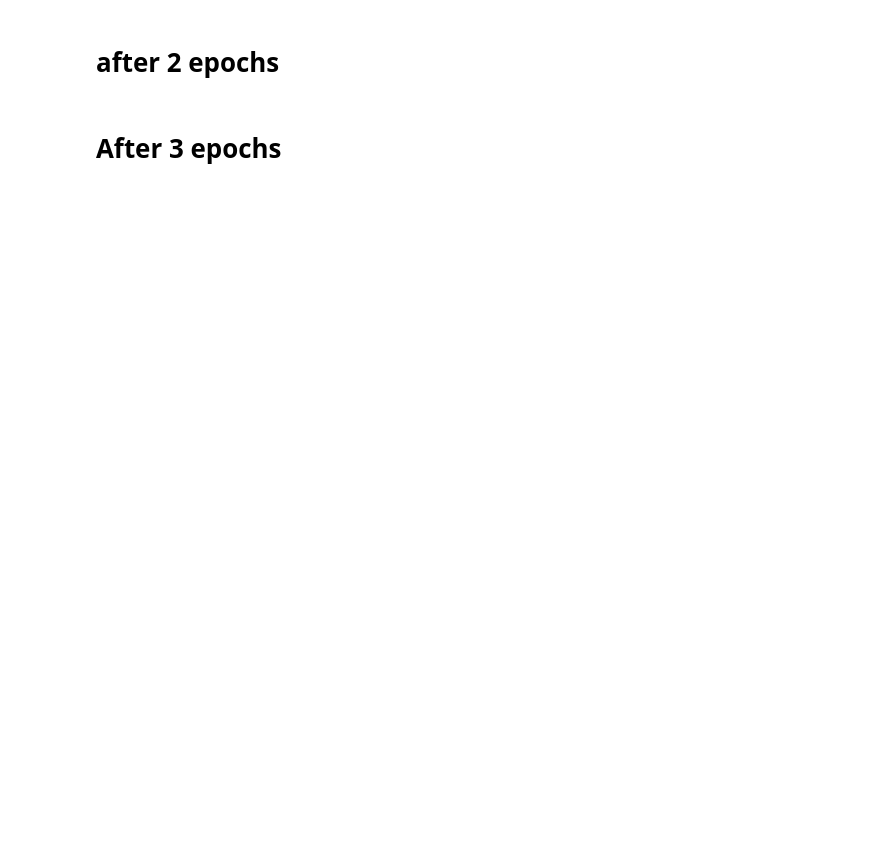
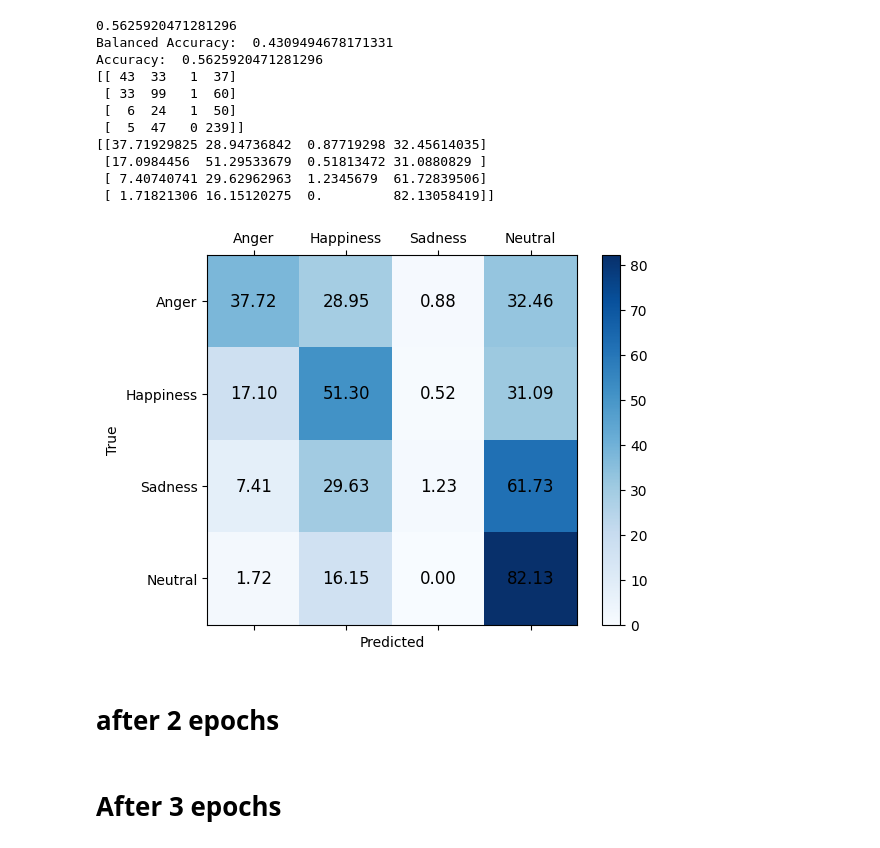
Before and after one commit to trinhkiet0105/MSER, a Jupyter notebook: notebooks/confusion_matrix_1.ipynb, the cells around one changed output. Saved outputs shown, nothing was run; the diff lists cells and outputs as text; code cells hidden in the pictures; blank space fills up the shorter version.

Commit message:
fix to run SEVER train and eval on MELD

```diff
--- a/notebooks/confusion_matrix_1.ipynb
+++ b/notebooks/confusion_matrix_1.ipynb
@@ -55,20 +55,23 @@ def eval(opt, checkpoint_path, tokenizer):
     y_pred=[]
 
     for every_test_list in tqdm(test_ds):
-        input_ids, audio, label = every_test_list
+        input_ids, audio, label, am, ve = every_test_list
         input_ids = input_ids.to(device)
         audio = audio.to(device)
         label = label.to(device)
+        am = am.to(device)
         with torch.no_grad():
-            output = network(input_ids,audio)[0]
+            output = network(input_ids,audio, attention_mask = am)[0]
             _, preds = torch.max(output, 1)
             y_actu.append(label.detach().cpu().numpy()[0])
             y_pred.append(preds.detach().cpu().numpy()[0])
     print(accuracy_score(y_actu, y_pred))
     wa = balanced_accuracy_score(y_actu, y_pred)
     ua = accuracy_score(y_actu, y_pred)
+    f1 = f1_score(y_actu, y_pred, average='macro')
     print("Balanced Accuracy: ", wa)
     print("Accuracy: ", ua)
+    print("F1: ", f1)
     cm = confusion_matrix(y_actu, y_pred)
     print(cm)
     cmn = (cm.astype('float') / cm.sum(axis=1)[:, np.newaxis])*100
@@ -101,41 +104,54 @@ def eval(opt, checkpoint_path, tokenizer):
 # %%
 from configs.bert_vggish import Config as roberta_wav2vec2_config
 
-checkpoint_path = "D:/SER_ICIIT_2024/notebooks\checkpoints/bert_vggish_MMSERA/20231007-161007" #check point
+checkpoint_path = "D:\MMSERA/notebooks\checkpoints/bert_vggish_SERVER/20231013-111346" #check point
 opt_path = os.path.join(checkpoint_path,"opt.log")
 with open(opt_path, "r") as f:
     data = f.read().split("\n")
     # remove all empty strings
     data = list(filter(None, data))
     # convert to dict
     data_dict ={}
     for i in range(len(data)):
         key, value = data[i].split(":")[0].strip(), data[i].split(":")[1].strip()
         if '.' in value and value.replace('.', '').isdigit():
             value = float(value)
         elif value.isdigit():
             value = int(value)
         elif value == 'True':
             value = True
         elif value == 'False':
             value = False
         elif value == 'None':
             value = None
         data_dict[key] = value
 # Load checkpoint with save_all_states = False
 ckpt_path = os.path.join(checkpoint_path,"weights/best_acc/checkpoint_0_0.pt")
 # Load checkpoint with save_all_states = False
 # ckpt_path = os.path.join(checkpoint_path,"weights/best_acc/checkpoint_0.pt")
 opt = roberta_wav2vec2_config()
 # Replace the default config with the loaded config
 for key, value in data_dict.items():
     setattr(opt, key, value)
 
 # Set dataset path
-opt.data_root="data/IEMOCAP/"
+opt.data_root="D:\MELD\MELD"
 
 tokenizer = BertTokenizer.from_pretrained('bert-base-uncased')
 eval(opt, ckpt_path, tokenizer)
+# %% [output]
+0.5625920471281296
+Balanced Accuracy:  0.4309494678171331
+Accuracy:  0.5625920471281296
+[[ 43  33   1  37]
+ [ 33  99   1  60]
+ [  6  24   1  50]
+ [  5  47   0 239]]
+[[37.71929825 28.94736842  0.87719298 32.45614035]
+ [17.0984456  51.29533679  0.51813472 31.0880829 ]
+ [ 7.40740741 29.62962963  1.2345679  61.72839506]
+ [ 1.71821306 16.15120275  0.         82.13058419]]
+[figure, added]
 # %%
 # checkpoint 20230919-112345
 # %% [markdown]
```
Also changed, not shown: parts of 1 cell of this notebook, 2 other files.
